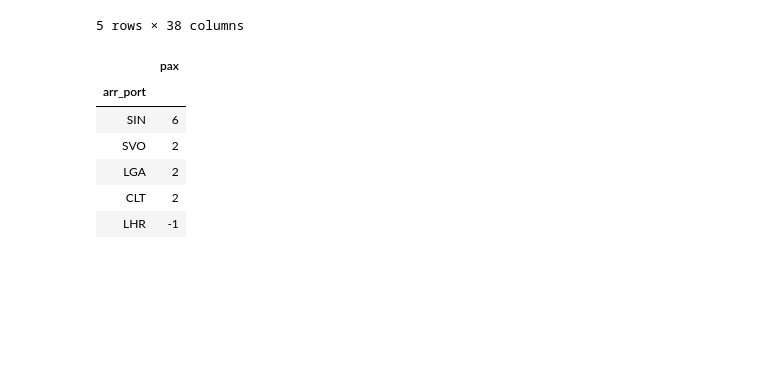
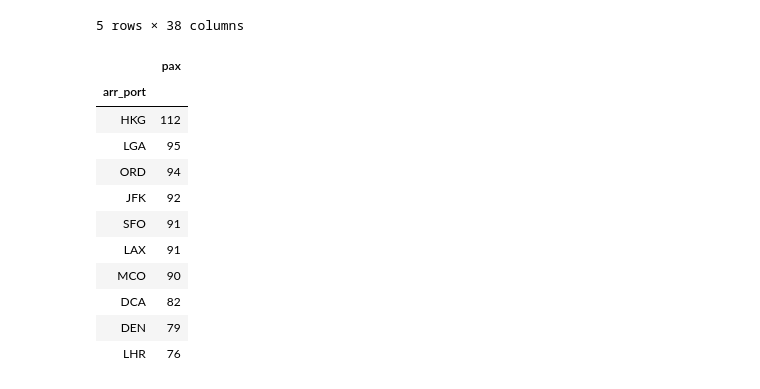
Before and after one commit to layamita/master-data-science, a Jupyter notebook: data-science/reto-amadeus/reto_amadeus.ipynb, the cells around one changed output. Saved outputs shown, nothing was run; the diff lists cells and outputs as text; code cells hidden in the pictures; blank space fills up the shorter version.

```diff
--- a/data-science/reto-amadeus/reto_amadeus.ipynb
+++ b/data-science/reto-amadeus/reto_amadeus.ipynb
@@ -21,7 +24,7 @@ b = NeoBase()
 def getCityName(x):
     return b.get(x.strip(),'city_name_list')[0]
 # %%
-bo = pd.read_csv("bookings_m.csv",sep="^",nrows=10)
+bo = pd.read_csv("bookings_m.csv",sep="^",nrows=10000)
 # %%
 bo.head()
 # %% [output]
@@ -34,16 +37,21 @@ bo.head()
 5 rows × 38 columns
 # %%
 #Top 10 Arrival Airports
-top10 = bo.groupby('arr_port')['pax'].sum().sort_values(ascending=False)
+top10 = bo.groupby('arr_port')['pax'].sum().sort_values(ascending=False).head(10)
 top10.to_frame()
 # %% [output]
 |  | pax |
 | arr_port |  |
-| SIN | 6 |
-| SVO | 2 |
-| LGA | 2 |
-| CLT | 2 |
-| LHR | -1 |
+| HKG | 112 |
+| LGA | 95 |
+| ORD | 94 |
+| JFK | 92 |
+| SFO | 91 |
+| LAX | 91 |
+| MCO | 90 |
+| DCA | 82 |
+| DEN | 79 |
+| LHR | 76 |
 # %%
 cities = list(map(getCityName,top10.index));
 cities
```
Also changed, not shown: parts of 15 cells of this notebook.
